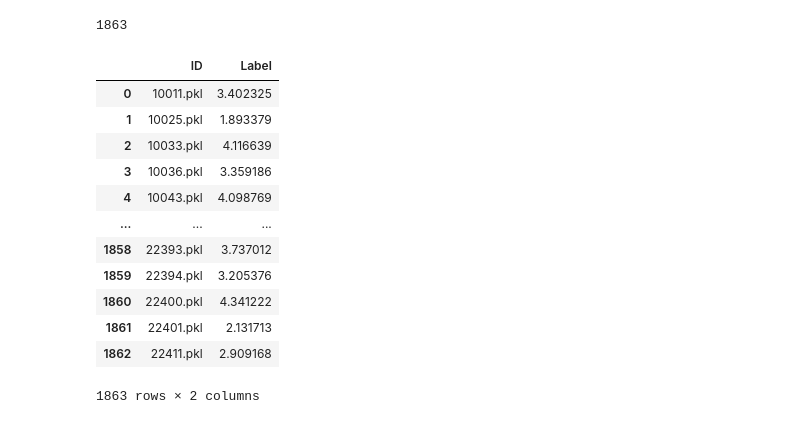
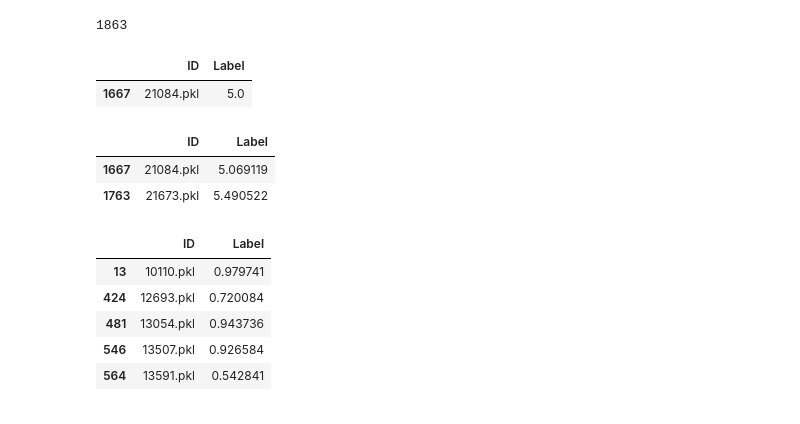
Before and after one commit to IwkooO/DL_Audio_Prediction, a Jupyter notebook: CNN different sets.ipynb, the cells around one changed output. Drawn from its saved outputs; the diff is of its cells as text; code cells hidden in the pictures.

```diff
--- a/CNN different sets.ipynb
+++ b/CNN different sets.ipynb
@@ -418,7 +411,7 @@ for i in test_label:
 
 FinalTestDataset = torch.tensor(FinalTestAudio, dtype=torch.float32).unsqueeze(1)
 
-results = predict(models[104], FinalTestDataset, device)
+results = predict(loaded_model, FinalTestDataset, device)
 print(len(results))
 # %% [output]
 1863
@@ -427,20 +420,26 @@ import pandas as pd
 labels_final = test_label.keys()
 labels_final = list(labels_final)
 df = pd.DataFrame({'ID': labels_final, 'Label': results})
+df['Label'] = df['Label'].clip(lower=1, upper=5)
 df.to_csv('resultsNew.csv', index=False)
-# %%
-df
-# %% [output]
-|  | ID | Label |
-| 0 | 10011.pkl | 3.402325 |
-| 1 | 10025.pkl | 1.893379 |
-| 2 | 10033.pkl | 4.116639 |
-| 3 | 10036.pkl | 3.359186 |
-| 4 | 10043.pkl | 4.098769 |
-| ... | ... | ... |
-| 1858 | 22393.pkl | 3.737012 |
-| 1859 | 22394.pkl | 3.205376 |
-| 1860 | 22400.pkl | 4.341222 |
-| 1861 | 22401.pkl | 2.131713 |
-| 1862 | 22411.pkl | 2.909168 |
-1863 rows × 2 columns
+# %%
+df[df['ID']=="21084.pkl"]
+# %% [output]
+|  | ID | Label |
+| 1667 | 21084.pkl | 5.0 |
+# %%
+max(df['Label']), min(df['Label'])
+df[df['Label'] > 5]
+# %% [output]
+|  | ID | Label |
+| 1667 | 21084.pkl | 5.069119 |
+| 1763 | 21673.pkl | 5.490522 |
+# %%
+df[df['Label'] < 1]
+# %% [output]
+|  | ID | Label |
+| 13 | 10110.pkl | 0.979741 |
+| 424 | 12693.pkl | 0.720084 |
+| 481 | 13054.pkl | 0.943736 |
+| 546 | 13507.pkl | 0.926584 |
+| 564 | 13591.pkl | 0.542841 |
```
Also changed, not shown: parts of 4 cells of this notebook.
